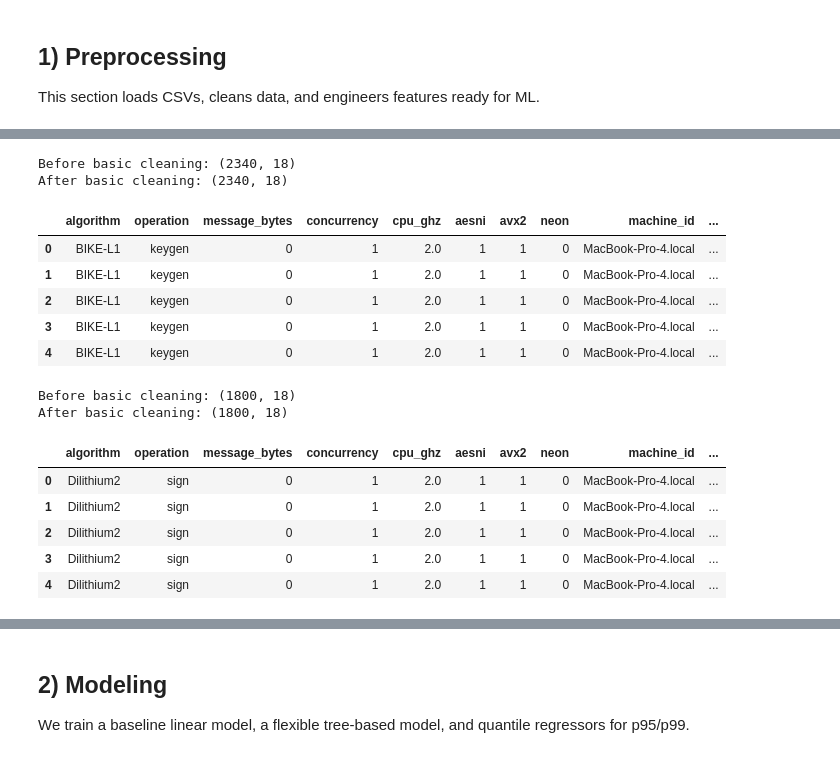
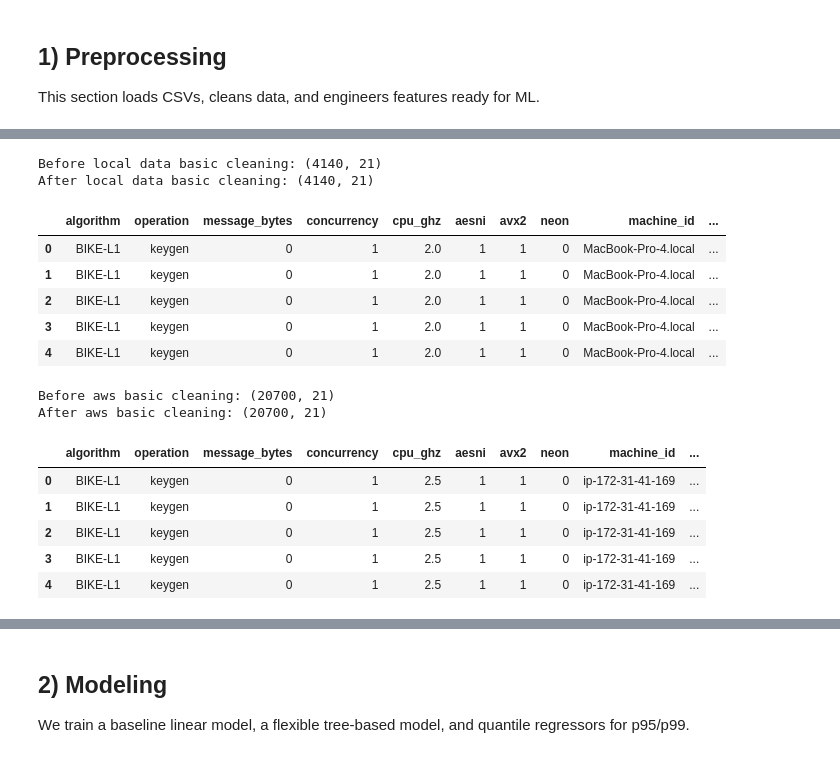
Before and after one commit to newspeedtech/381V-PQC-Perf-Modeling, a Jupyter notebook: pqc_project3_full_starter.ipynb, the cells around one changed output, grey strips where cells are left out. Drawn from its saved outputs; the diff is of its cells as text; code cells hidden in the pictures.

```diff
--- a/pqc_project3_full_starter.ipynb
+++ b/pqc_project3_full_starter.ipynb
@@ -303,54 +337,53 @@ Signature algorithms from Kaggle:
 # %%
-
-# Quick schema sanity & basic cleaning
+# Quick schema check & basic cleaning
 expected_cols = [
     "algorithm","operation","message_bytes","concurrency",
     "cpu_ghz","aesni","avx2","neon","machine_id","os_name","containerized",
     "latency_ms","throughput_ops","timestamp","notes","trial_id"
 ]
-missing = [c for c in expected_cols if c not in df_local_kem.columns or c not in df_local_sig.columns]
+missing = [c for c in expected_cols if c not in df_local_data.columns]
 if missing:
     print("Warning: missing expected columns:", missing)
 
-print("Before basic cleaning:", df_local_kem.shape)
+print("Before local data basic cleaning:", df_local_data.shape)
 
 # Drop duplicates; filter impossible values
-df_local_kem = df_local_kem.drop_duplicates()
-df_local_sig = df_local_sig.drop_duplicates()
-if "latency_ms" in df_local_kem.columns:
-    df_local_kem = df_local_kem[df_local_kem["latency_ms"].notna() & (df_local_kem["latency_ms"] >= 0)]
-if "throughput_ops" in df_local_kem.columns:
-    df_local_kem = df_local_kem[df_local_kem["throughput_ops"].notna() & (df_local_kem["throughput_ops"] >= 0)]
+df_local_data = df_local_data.drop_duplicates()
+df_aws_data = df_aws_data.drop_duplicates()
+if "latency_ms" in df_local_data.columns:
+    df_local_data = df_local_data[df_local_data["latency_ms"].notna() & (df_local_data["latency_ms"] >= 0)]
+if "throughput_ops" in df_local_data.columns:
+    df_local_data = df_local_data[df_local_data["throughput_ops"].notna() & (df_local_data["throughput_ops"] >= 0)]
 
-print("After basic cleaning:", df_local_kem.shape)
-display(df_local_kem.head(PRINT_ROWS))
+print("After local data basic cleaning:", df_local_data.shape)
+display(df_local_data.head(PRINT_ROWS))
 
-print("Before basic cleaning:", df_local_sig.shape)
+print("Before aws basic cleaning:", df_aws_data.shape)
 
-if "latency_ms" in df_local_sig.columns:
-    df_local_sig = df_local_sig[df_local_sig["latency_ms"].notna() & (df_local_sig["latency_ms"] >= 0)]
-if "throughput_ops" in df_local_sig.columns:
-    df_local_sig = df_local_sig[df_local_sig["throughput_ops"].notna() & (df_local_sig["throughput_ops"] >= 0)]
+if "latency_ms" in df_aws_data.columns:
+    df_aws_data = df_aws_data[df_aws_data["latency_ms"].notna() & (df_aws_data["latency_ms"] >= 0)]
+if "throughput_ops" in df_aws_data.columns:
+    df_aws_data = df_aws_data[df_aws_data["throughput_ops"].notna() & (df_aws_data["throughput_ops"] >= 0)]
 
-print("After basic cleaning:", df_local_sig.shape)
-display(df_local_sig.head(PRINT_ROWS))
+print("After aws basic cleaning:", df_aws_data.shape)
+display(df_aws_data.head(PRINT_ROWS))
 # %% [output]
-Before basic cleaning: (2340, 18)
-After basic cleaning: (2340, 18)
+Before local data basic cleaning: (4140, 21)
+After local data basic cleaning: (4140, 21)
 |  | algorithm | operation | message_bytes | concurrency | cpu_ghz | aesni | avx2 | neon | machine_id | ... |
 | 0 | BIKE-L1 | keygen | 0 | 1 | 2.0 | 1 | 1 | 0 | MacBook-Pro-4.local | ... |
 | 1 | BIKE-L1 | keygen | 0 | 1 | 2.0 | 1 | 1 | 0 | MacBook-Pro-4.local | ... |
 | 2 | BIKE-L1 | keygen | 0 | 1 | 2.0 | 1 | 1 | 0 | MacBook-Pro-4.local | ... |
 | 3 | BIKE-L1 | keygen | 0 | 1 | 2.0 | 1 | 1 | 0 | MacBook-Pro-4.local | ... |
 | 4 | BIKE-L1 | keygen | 0 | 1 | 2.0 | 1 | 1 | 0 | MacBook-Pro-4.local | ... |
-Before basic cleaning: (1800, 18)
-After basic cleaning: (1800, 18)
+Before aws basic cleaning: (20700, 21)
+After aws basic cleaning: (20700, 21)
 |  | algorithm | operation | message_bytes | concurrency | cpu_ghz | aesni | avx2 | neon | machine_id | ... |
-| 0 | Dilithium2 | sign | 0 | 1 | 2.0 | 1 | 1 | 0 | MacBook-Pro-4.local | ... |
-| 1 | Dilithium2 | sign | 0 | 1 | 2.0 | 1 | 1 | 0 | MacBook-Pro-4.local | ... |
-| 2 | Dilithium2 | sign | 0 | 1 | 2.0 | 1 | 1 | 0 | MacBook-Pro-4.local | ... |
-| 3 | Dilithium2 | sign | 0 | 1 | 2.0 | 1 | 1 | 0 | MacBook-Pro-4.local | ... |
-| 4 | Dilithium2 | sign | 0 | 1 | 2.0 | 1 | 1 | 0 | MacBook-Pro-4.local | ... |
+| 0 | BIKE-L1 | keygen | 0 | 1 | 2.5 | 1 | 1 | 0 | ip-172-31-41-169 | ... |
+| 1 | BIKE-L1 | keygen | 0 | 1 | 2.5 | 1 | 1 | 0 | ip-172-31-41-169 | ... |
+| 2 | BIKE-L1 | keygen | 0 | 1 | 2.5 | 1 | 1 | 0 | ip-172-31-41-169 | ... |
+| 3 | BIKE-L1 | keygen | 0 | 1 | 2.5 | 1 | 1 | 0 | ip-172-31-41-169 | ... |
+| 4 | BIKE-L1 | keygen | 0 | 1 | 2.5 | 1 | 1 | 0 | ip-172-31-41-169 | ... |
 # %%
 import pandas as pd
 import numpy as np
```
Also changed, not shown: parts of 19 cells of this notebook, 29 other files.
